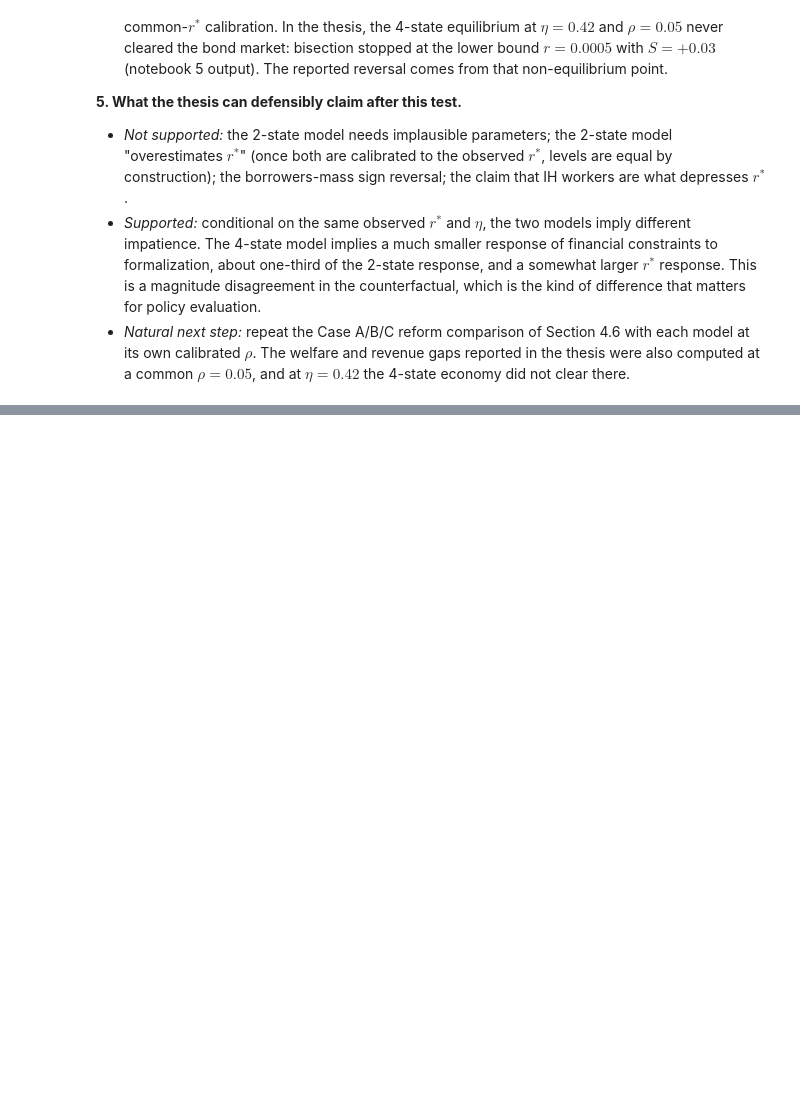
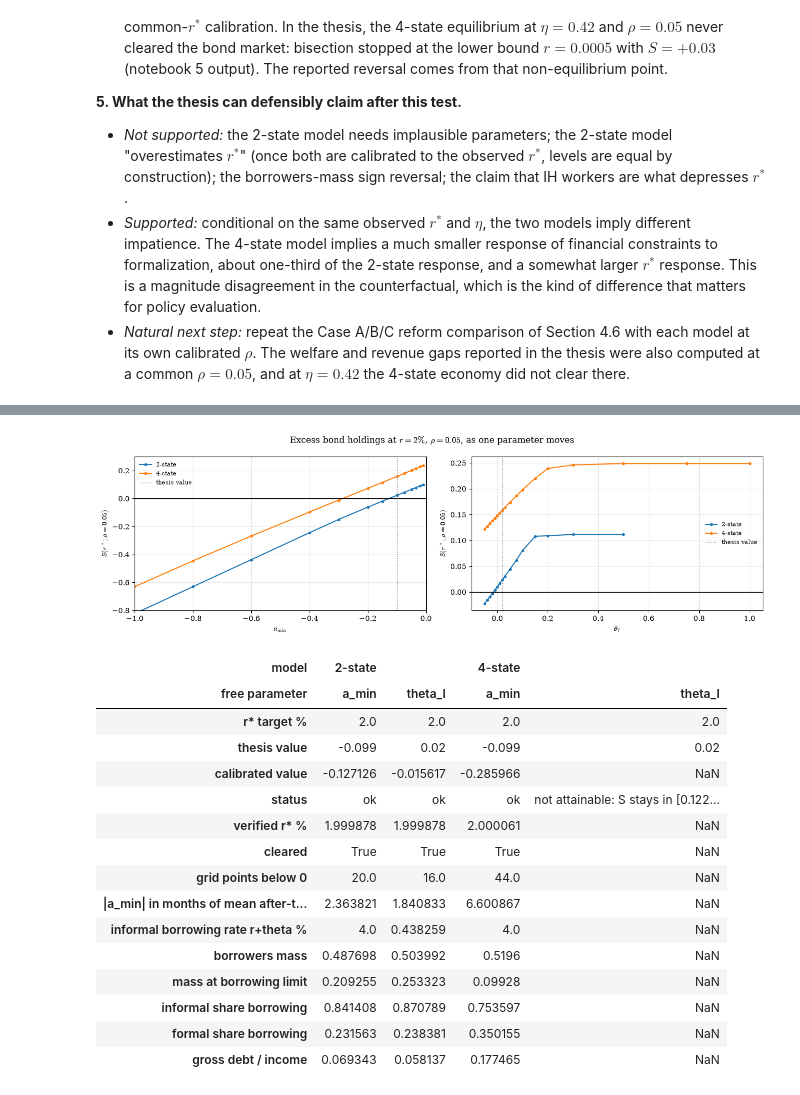
Before and after one commit to gtriberti9/Thesis_ArgFiscal, a Jupyter notebook: 8. empirical_claims.ipynb, the cells around one changed output, grey strips where cells are left out. Drawn from its saved outputs; the diff is of its cells as text; code cells hidden in the pictures; blank space fills up the shorter version.

```diff
--- a/8. empirical_claims.ipynb
+++ b/8. empirical_claims.ipynb
@@ -194,9 +194,9 @@ def solve_given_r(r, rho, m, V_init=None, Delta=1000.0, maxit=400):
     return dict(V=V, c=c, g=g, adot=zz + R * aa - c, S=float((g * a[:, None]).sum() * da),
                 valid=valid, iters=it + 1)
 
-def find_equilibrium(rho, m, rmin, rmax, r0=0.03, tol_S=1e-5, max_iter=100):
-    # Same bisection rule as notebooks 4/5: S>0 -> lower r, S<0 -> raise r
-    r, V = r0, None
+def find_equilibrium(rho, m, rmin, rmax, r0=0.03, tol_S=1e-5, max_iter=100, V0=None):
+    # Same bisection rule as notebooks 4/5: S>0 -> lower r, S<0 -> raise r (V0: optional warm start)
+    r, V = r0, V0
     for _ in range(max_iter):
         out = solve_given_r(r, rho, m, V_init=V)
         if out["S"] > tol_S:   rmax, r = r, 0.5 * (r + rmin)
@@ -596,0 +712,29 @@ model
+# %%
+rows, scans = [], {}
+for mk in (model_2state, model_4state):
+    m = mk(0.42)
+    for which in ("a_min", "theta_I"):
+        row, scan = free_parameter(m, R_TARGET, which)
+        rows.append(row); scans[(m["name"], which)] = scan
+tab_free = pd.DataFrame(rows)
+tab_free.to_csv(os.path.join(DATA_DIR, "calibration_amin_theta_rstar2.csv"), index=False)
+plot_scans(scans, r"Excess bond holdings at $r=2\%$, $\rho=0.05$, as one parameter moves")
+tab_free.set_index(["model", "free parameter"]).T
+# %% [output]
+[figure, added]
+| model | 2-state |  | 4-state |  |
+| free parameter | a_min | theta_I | a_min | theta_I |
+| r* target % | 2.0 | 2.0 | 2.0 | 2.0 |
+| thesis value | -0.099 | 0.02 | -0.099 | 0.02 |
+| calibrated value | -0.127126 | -0.015617 | -0.285966 | NaN |
+| status | ok | ok | ok | not attainable: S stays in [0.122... |
+| verified r* % | 1.999878 | 1.999878 | 2.000061 | NaN |
+| cleared | True | True | True | NaN |
+| grid points below 0 | 20.0 | 16.0 | 44.0 | NaN |
+| |a_min| in months of mean after-t... | 2.363821 | 1.840833 | 6.600867 | NaN |
+| informal borrowing rate r+theta % | 4.0 | 0.438259 | 4.0 | NaN |
+| borrowers mass | 0.487698 | 0.503992 | 0.5196 | NaN |
+| mass at borrowing limit | 0.209255 | 0.253323 | 0.09928 | NaN |
+| informal share borrowing | 0.841408 | 0.870789 | 0.753597 | NaN |
+| formal share borrowing | 0.231563 | 0.238381 | 0.350155 | NaN |
+| gross debt / income | 0.069343 | 0.058137 | 0.177465 | NaN |
```
Also changed, not shown: parts of 9 cells of this notebook, 3 other files.
